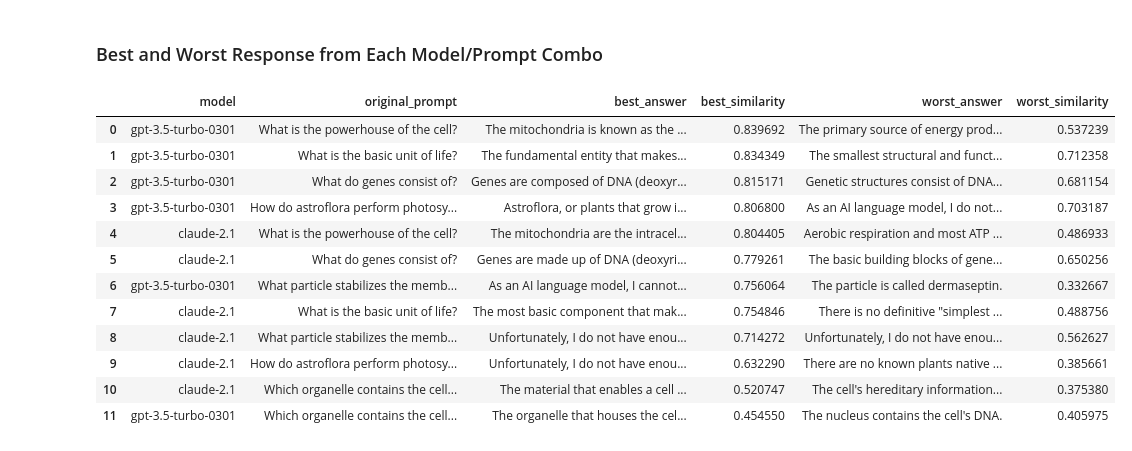
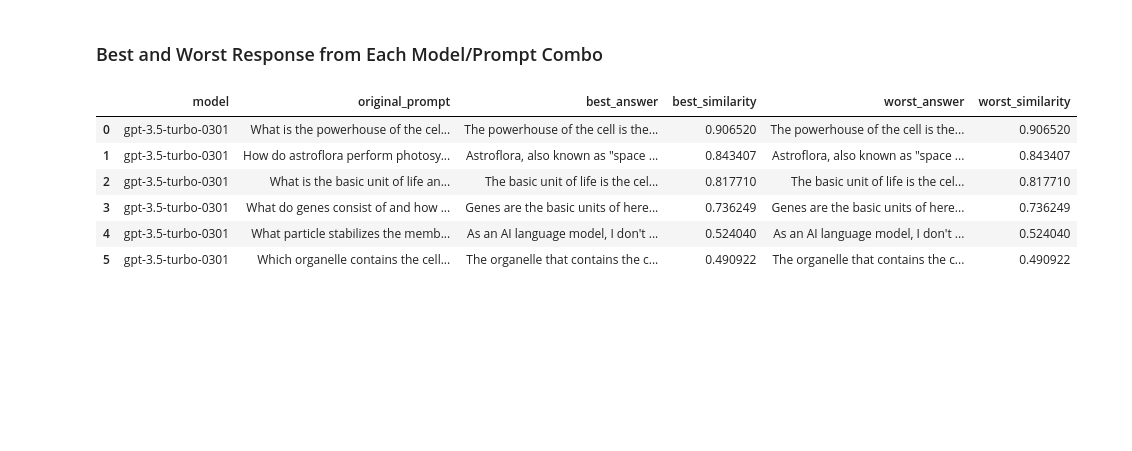
Before and after one commit to abigailhaddad/LLMResponseMetrics, a Jupyter notebook: code/demo.ipynb, the cells around one changed output. Cells and saved outputs as stored; diff of their text form; code cells hidden in the pictures; blank space fills up the shorter version.

Commit message:
add cleanup of functions

```diff
--- a/code/demo.ipynb
+++ b/code/demo.ipynb
@@ -9,22 +9,20 @@ from functions import *
 # %% [markdown]
 ## Parameters
 # %%
-num_perturbations = 2
 models_dict = {
     #'claude-2.1':  "ANTHROPIC",
     'gpt-3.5-turbo-0301': "OPENAI"
                }
 csv_file_path = '../data/prompt_target_answer_pairs.csv'
 similarity_model_name = 'sentence-transformers/paraphrase-mpnet-base-v2'
-num_runs = 2
+num_runs = 1
 temperature = .9
+num_perturbations= 0
+is_file_path = True
+llm_evaluation_model = ['gpt-4', "OPENAI"]
 # %%
-prompts = [
-    {"prompt": "What is the capital of France?"},
-    {"prompt": "What is the boiling point of water?"}
-]
-instructions = "Please answer thoroughly and in the form of a poem: "
-results = process_prompts(prompts, models_dict, num_perturbations=num_perturbations, num_runs=num_runs, is_file_path=False, perform_similarity=False, instructions =instructions, temperature=temperature)
+instructions = "Please answer thoroughly: "
+results = process_prompts(input_data=csv_file_path, models_dict = models_dict, num_perturbations=num_perturbations, num_runs=num_runs, is_file_path=is_file_path, perform_similarity=False, instructions =instructions, temperature=temperature)
 
 results
 # %% [output]
@@ -71,18 +69,12 @@ KeyError: 'target_answer'
 # %% [markdown]
 ### Best and Worst Response from Each Model/Prompt Combo
 # %%
-aggregate_results(responses_df)
+aggregate_results(results)
 # %% [output]
 |  | model | original_prompt | best_answer | best_similarity | worst_answer | worst_similarity |
-| 0 | gpt-3.5-turbo-0301 | What is the powerhouse of the cell? | The mitochondria is known as the ... | 0.839692 | The primary source of energy prod... | 0.537239 |
-| 1 | gpt-3.5-turbo-0301 | What is the basic unit of life? | The fundamental entity that makes... | 0.834349 | The smallest structural and funct... | 0.712358 |
-| 2 | gpt-3.5-turbo-0301 | What do genes consist of? | Genes are composed of DNA (deoxyr... | 0.815171 | Genetic structures consist of DNA... | 0.681154 |
-| 3 | gpt-3.5-turbo-0301 | How do astroflora perform photosy... | Astroflora, or plants that grow i... | 0.806800 | As an AI language model, I do not... | 0.703187 |
-| 4 | claude-2.1 | What is the powerhouse of the cell? | The mitochondria are the intracel... | 0.804405 | Aerobic respiration and most ATP ... | 0.486933 |
-| 5 | claude-2.1 | What do genes consist of? | Genes are made up of DNA (deoxyri... | 0.779261 | The basic building blocks of gene... | 0.650256 |
-| 6 | gpt-3.5-turbo-0301 | What particle stabilizes the memb... | As an AI language model, I cannot... | 0.756064 | The particle is called dermaseptin. | 0.332667 |
-| 7 | claude-2.1 | What is the basic unit of life? | The most basic component that mak... | 0.754846 | There is no definitive "simplest ... | 0.488756 |
-| 8 | claude-2.1 | What particle stabilizes the memb... | Unfortunately, I do not have enou... | 0.714272 | Unfortunately, I do not have enou... | 0.562627 |
-| 9 | claude-2.1 | How do astroflora perform photosy... | Unfortunately, I do not have enou... | 0.632290 | There are no known plants native ... | 0.385661 |
-| 10 | claude-2.1 | Which organelle contains the cell... | The material that enables a cell ... | 0.520747 | The cell's hereditary information... | 0.375380 |
-| 11 | gpt-3.5-turbo-0301 | Which organelle contains the cell... | The organelle that houses the cel... | 0.454550 | The nucleus contains the cell's DNA. | 0.405975 |
+| 0 | gpt-3.5-turbo-0301 | What is the powerhouse of the cel... | The powerhouse of the cell is the... | 0.906520 | The powerhouse of the cell is the... | 0.906520 |
+| 1 | gpt-3.5-turbo-0301 | How do astroflora perform photosy... | Astroflora, also known as "space ... | 0.843407 | Astroflora, also known as "space ... | 0.843407 |
+| 2 | gpt-3.5-turbo-0301 | What is the basic unit of life an... | The basic unit of life is the cel... | 0.817710 | The basic unit of life is the cel... | 0.817710 |
+| 3 | gpt-3.5-turbo-0301 | What do genes consist of and how ... | Genes are the basic units of here... | 0.736249 | Genes are the basic units of here... | 0.736249 |
+| 4 | gpt-3.5-turbo-0301 | What particle stabilizes the memb... | As an AI language model, I don't ... | 0.524040 | As an AI language model, I don't ... | 0.524040 |
+| 5 | gpt-3.5-turbo-0301 | Which organelle contains the cell... | The organelle that contains the c... | 0.490922 | The organelle that contains the c... | 0.490922 |
```
Also changed, not shown: parts of 7 cells of this notebook, 1 other file.
